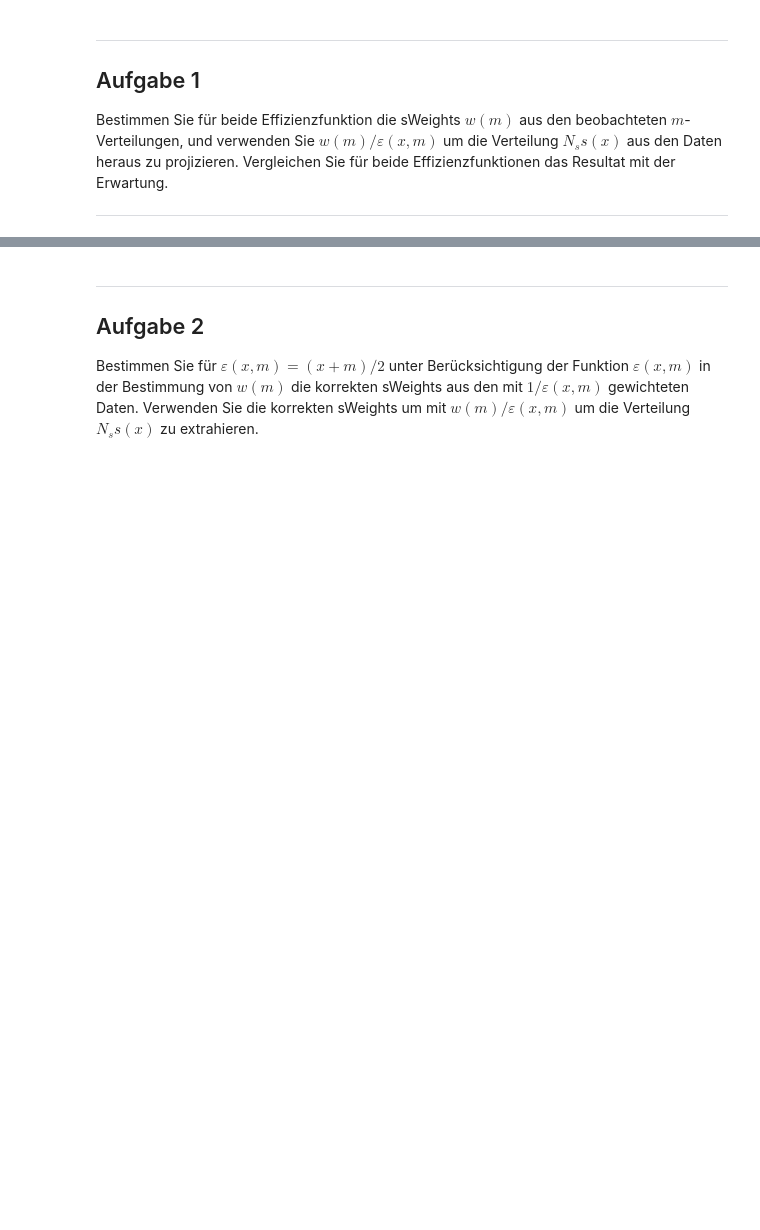
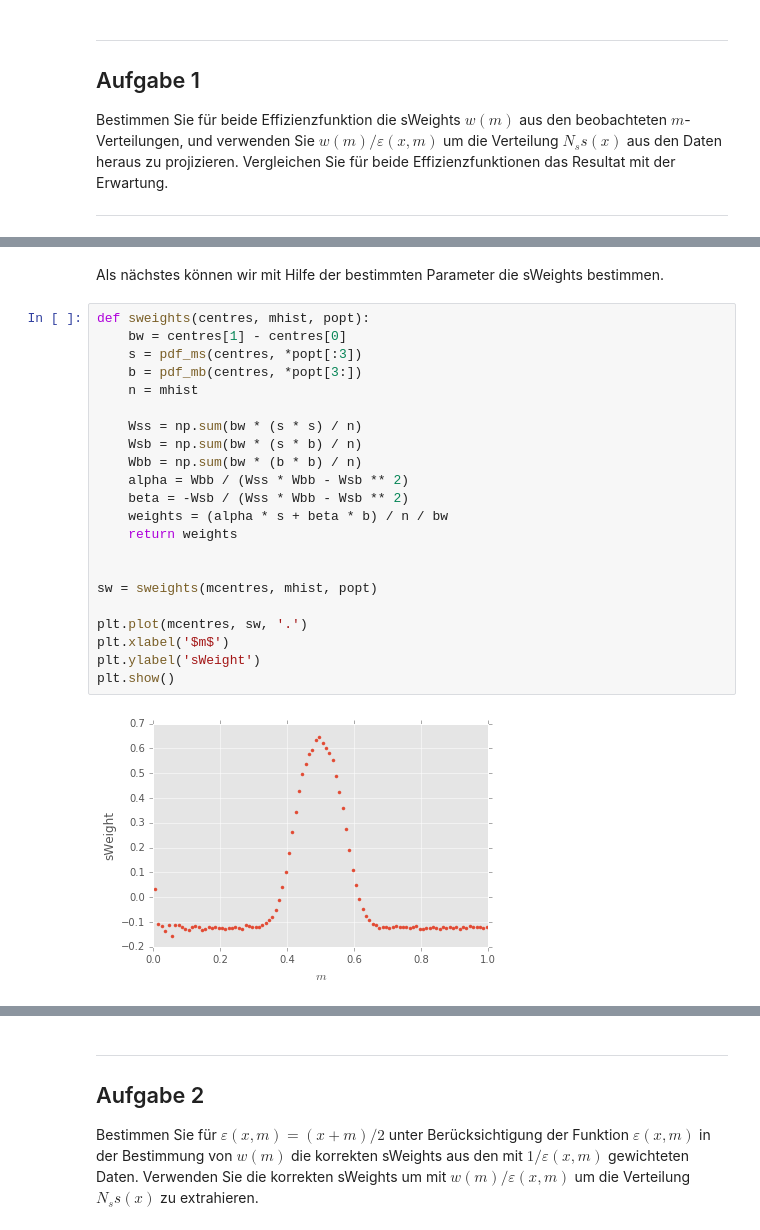
Before and after one commit to kdungs/teaching-SMD2-2016, a Jupyter notebook: solutions/3.ipynb, the cells around one changed output, grey strips where cells are left out. Cells and saved outputs as stored; diff of their text form; blank space fills up the shorter version.

```diff
--- a/solutions/3.ipynb
+++ b/solutions/3.ipynb
@@ -139,0 +195,26 @@ Bestimmen Sie für beide Effizienzfunktion die sWeights $w(m)$ aus den beobacht
+# %% [markdown]
+Als nächstes können wir mit Hilfe der bestimmten Parameter die sWeights bestimmen.
+# %%
+def sweights(centres, mhist, popt):
+    bw = centres[1] - centres[0]
+    s = pdf_ms(centres, *popt[:3])
+    b = pdf_mb(centres, *popt[3:])
+    n = mhist
+
+    Wss = np.sum(bw * (s * s) / n)
+    Wsb = np.sum(bw * (s * b) / n)
+    Wbb = np.sum(bw * (b * b) / n)
+    alpha = Wbb / (Wss * Wbb - Wsb ** 2)
+    beta = -Wsb / (Wss * Wbb - Wsb ** 2)
+    weights = (alpha * s + beta * b) / n / bw
+    return weights
+
+
+sw = sweights(mcentres, mhist, popt)
+
+plt.plot(mcentres, sw, '.')
+plt.xlabel('$m$')
+plt.ylabel('sWeight')
+plt.show()
+# %% [output]
+[figure, added]
```
Also changed, not shown: parts of 12 cells of this notebook.
